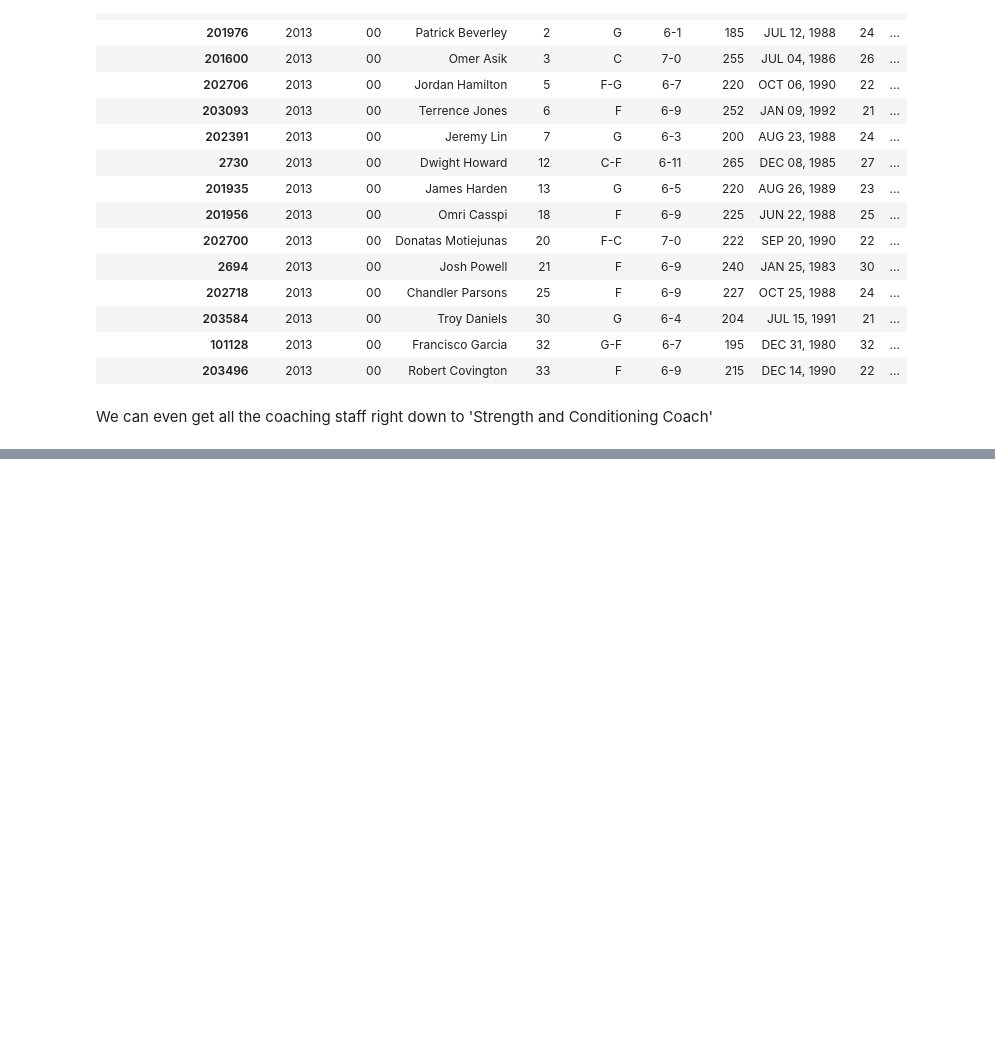
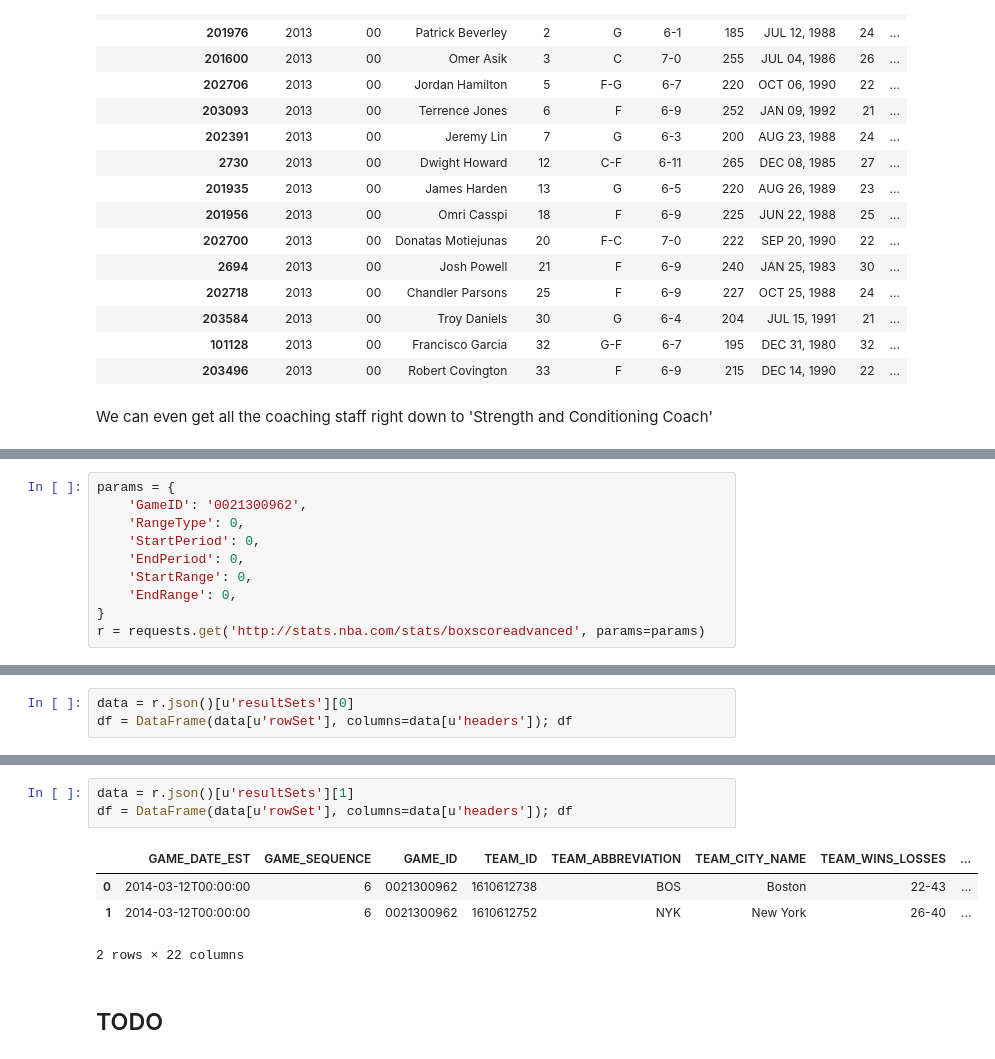
Before and after one commit to ltiao/notes, a Jupyter notebook: NBA Stat Resources.ipynb, the cells around one changed output, grey strips where cells are left out. Cells and saved outputs as stored; diff of their text form; blank space fills up the shorter version.

```diff
--- a/NBA Stat Resources.ipynb
+++ b/NBA Stat Resources.ipynb
@@ -516,0 +594,10 @@ df = DataFrame(data[u'rowSet'], columns=data[u'headers']).set_index(['TEAM_ID',
+# %%
+params = {
+    'GameID': '0021300962',
+    'RangeType': 0,
+    'StartPeriod': 0,
+    'EndPeriod': 0,
+    'StartRange': 0,
+    'EndRange': 0,
+}
+r = requests.get('http://stats.nba.com/stats/boxscoreadvanced', params=params)
@@ -516,0 +608,3 @@ df = DataFrame(data[u'rowSet'], columns=data[u'headers']).set_index(['TEAM_ID',
+# %%
+data = r.json()[u'resultSets'][0]
+df = DataFrame(data[u'rowSet'], columns=data[u'headers']); df
@@ -516,0 +614,10 @@ df = DataFrame(data[u'rowSet'], columns=data[u'headers']).set_index(['TEAM_ID',
+# %%
+data = r.json()[u'resultSets'][1]
+df = DataFrame(data[u'rowSet'], columns=data[u'headers']); df
+# %% [output]
+|  | GAME_DATE_EST | GAME_SEQUENCE | GAME_ID | TEAM_ID | TEAM_ABBREVIATION | TEAM_CITY_NAME | TEAM_WINS_LOSSES | ... |
+| 0 | 2014-03-12T00:00:00 | 6 | 0021300962 | 1610612738 | BOS | Boston | 22-43 | ... |
+| 1 | 2014-03-12T00:00:00 | 6 | 0021300962 | 1610612752 | NYK | New York | 26-40 | ... |
+2 rows × 22 columns
+# %% [markdown]
+## TODO
```
Also changed, not shown: parts of 14 cells of this notebook.
